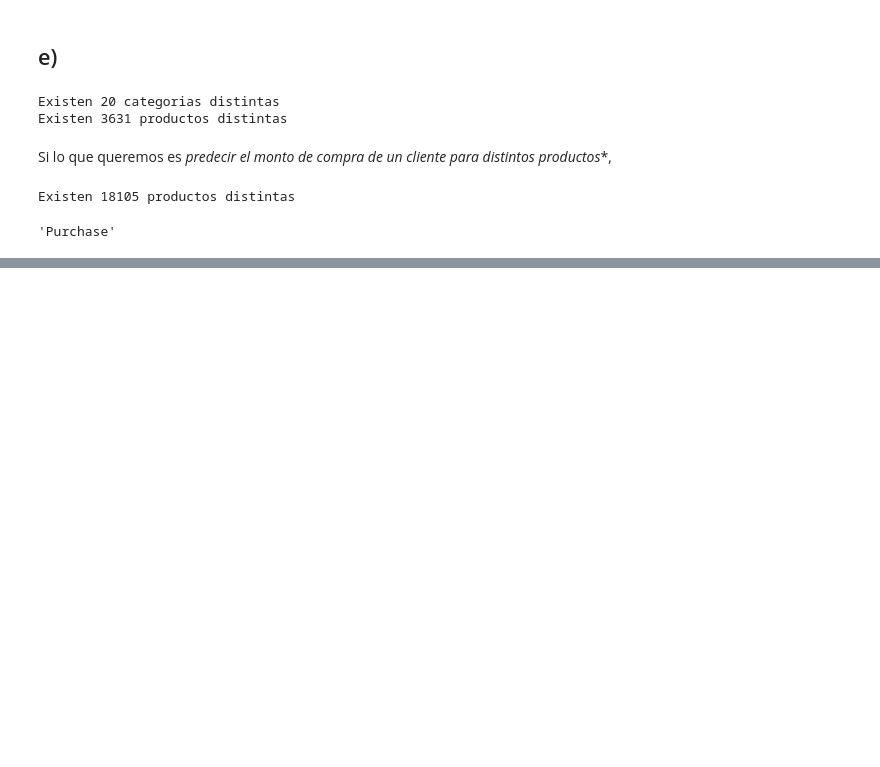
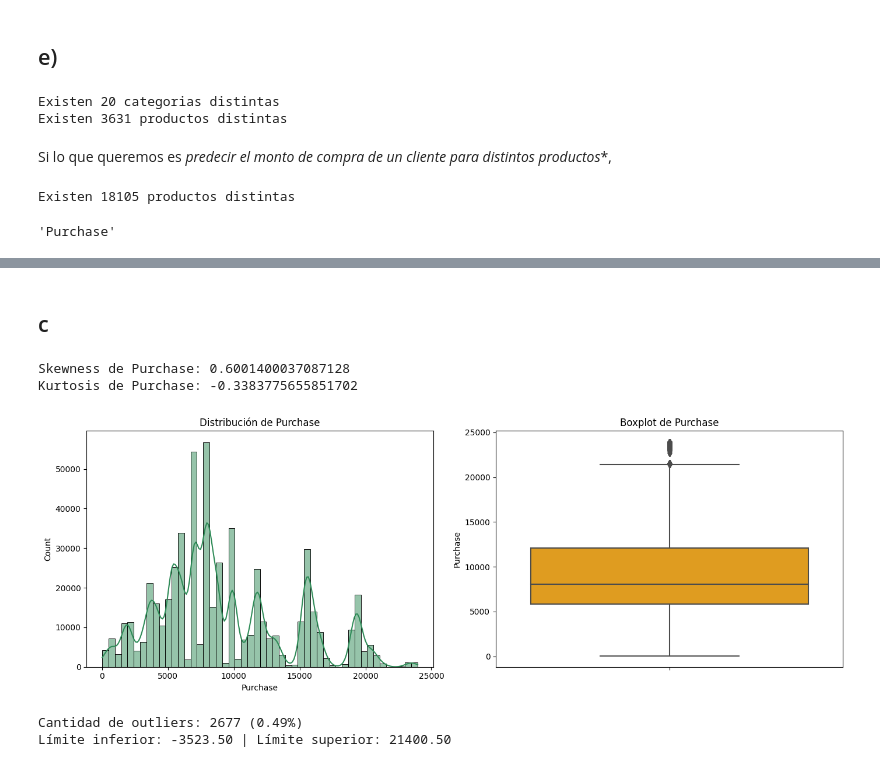
Before and after one commit to RafaelPigata/RP_blackfriday_sales_prediction, a Jupyter notebook: TP1.ipynb, the cells around one changed output, grey strips where cells are left out. Cells and saved outputs as stored; diff of their text form; code cells hidden in the pictures; blank space fills up the shorter version.

```diff
--- a/TP1.ipynb
+++ b/TP1.ipynb
@@ -158,0 +240,33 @@ attributes[-1]
+# %% [markdown]
+## c
+# %%
+print('Skewness de Purchase:', data['Purchase'].skew())
+print('Kurtosis de Purchase:', data['Purchase'].kurt())
+
+fig, axes = plt.subplots(1, 2, figsize=(14, 5))
+
+sns.histplot(data['Purchase'], bins=50, kde=True, ax=axes[0], color='seagreen')
+axes[0].set_title('Distribución de Purchase')
+
+sns.boxplot(y=data['Purchase'], ax=axes[1], color='orange')
+axes[1].set_title('Boxplot de Purchase')
+
+plt.tight_layout()
+plt.show()
+# %% [output]
+Skewness de Purchase: 0.6001400037087128
+Kurtosis de Purchase: -0.3383775655851702
+[figure, added]
+# %%
+Q1 = data['Purchase'].quantile(0.25)
+Q3 = data['Purchase'].quantile(0.75)
+IQR = Q3 - Q1
+lim_inf = Q1 - 1.5 * IQR
+lim_sup = Q3 + 1.5 * IQR
+
+outliers = data[(data['Purchase'] < lim_inf) | (data['Purchase'] > lim_sup)]
+print(f'Cantidad de outliers: {outliers.shape[0]} ({outliers.shape[0]/data.shape[0]*100:.2f}%)')
+print(f'Límite inferior: {lim_inf:.2f} | Límite superior: {lim_sup:.2f}')
+# %% [output]
+Cantidad de outliers: 2677 (0.49%)
+Límite inferior: -3523.50 | Límite superior: 21400.50
```
Also changed, not shown: parts of 31 cells of this notebook.
